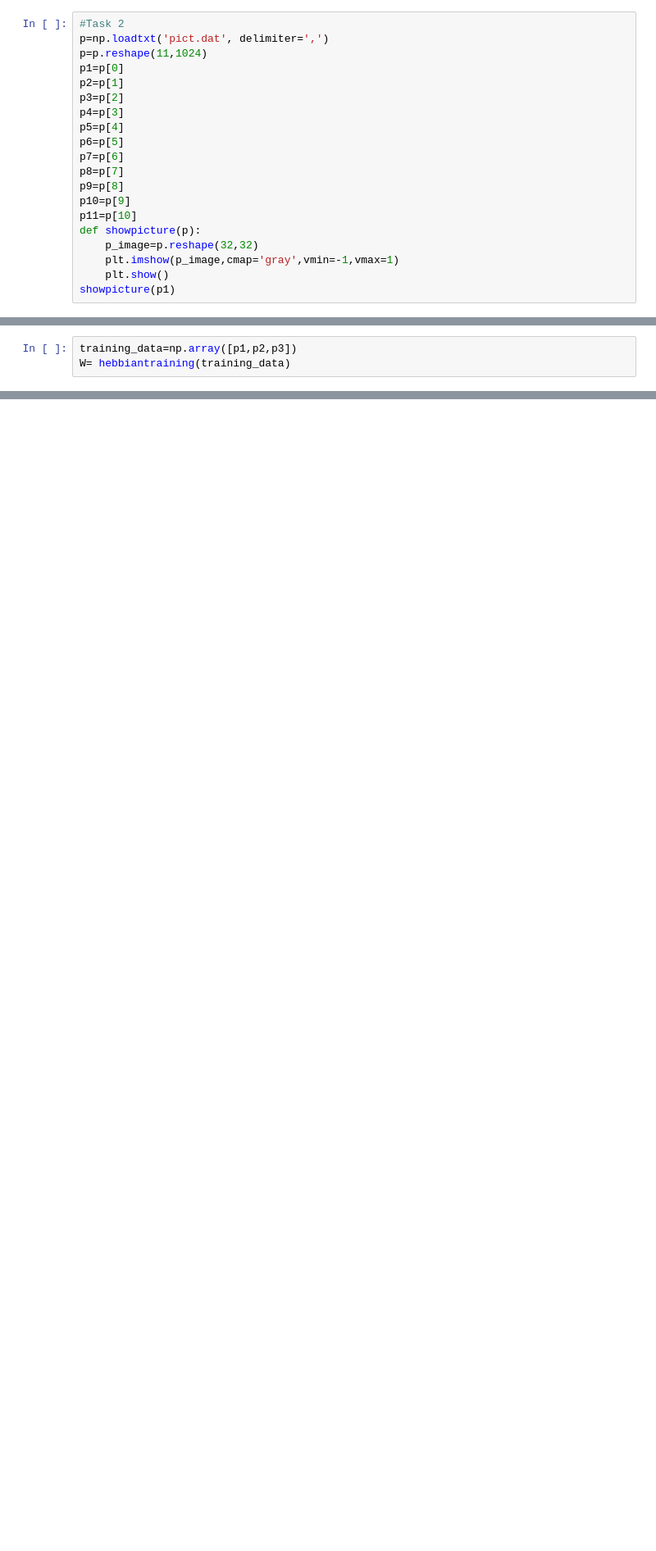
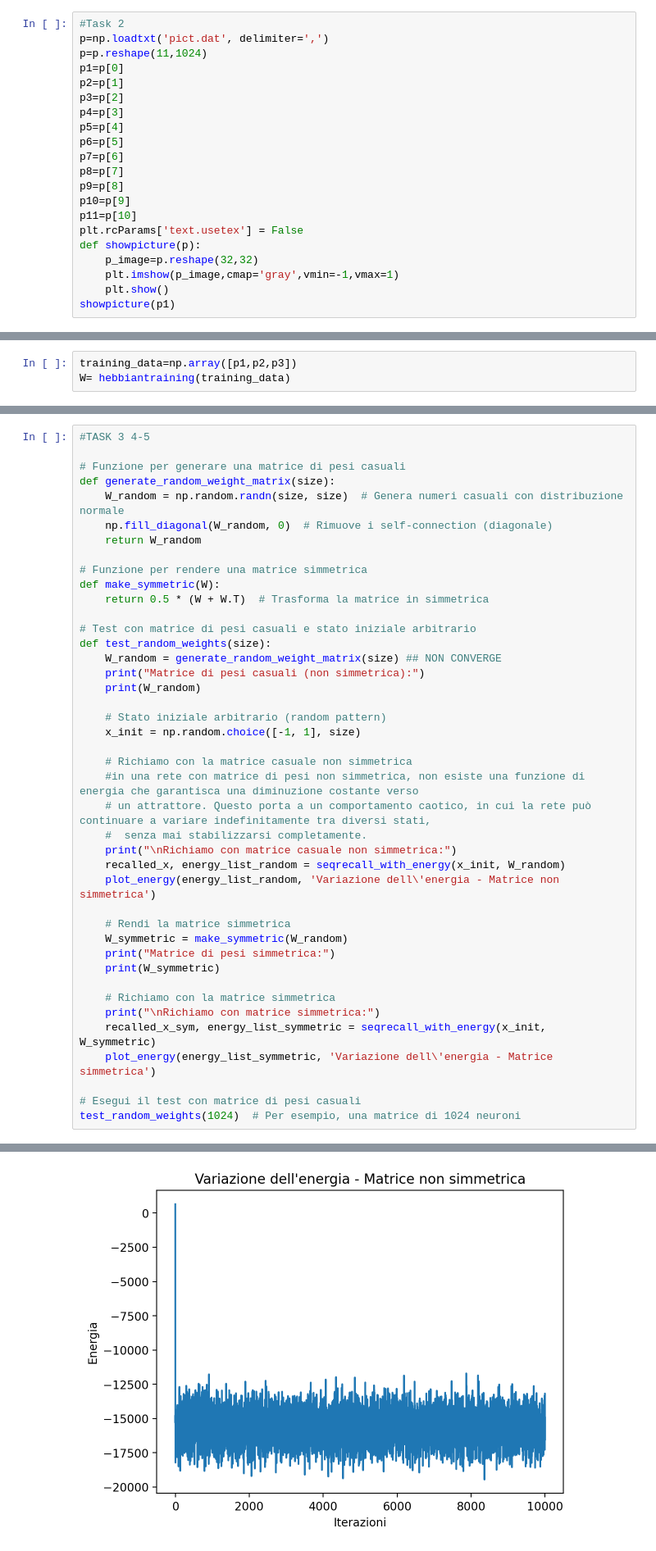
Before and after one commit to Matamattia/ANNs, a Jupyter notebook: Lab3.ipynb, the cells around one changed output, grey strips where cells are left out. Shown: that part at 82% size. Saved outputs shown, nothing was run; the diff lists cells and outputs as text; blank space fills up the shorter version.

Commit message:
Task 3-4 fatti

```diff
--- a/Lab3.ipynb
+++ b/Lab3.ipynb
@@ -115,6 +75,7 @@ p8=p[7]
 p9=p[8]
 p10=p[9]
 p11=p[10]
+plt.rcParams['text.usetex'] = False
 def showpicture(p):
     p_image=p.reshape(32,32)
     plt.imshow(p_image,cmap='gray',vmin=-1,vmax=1)
@@ -185,0 +189,43 @@ showpicture(p11)
+# %%
+#TASK 3 4-5
+
+# Funzione per generare una matrice di pesi casuali
+def generate_random_weight_matrix(size):
+    W_random = np.random.randn(size, size)  # Genera numeri casuali con distribuzione normale
+    np.fill_diagonal(W_random, 0)  # Rimuove i self-connection (diagonale)
+    return W_random
+
+# Funzione per rendere una matrice simmetrica
+def make_symmetric(W):
+    return 0.5 * (W + W.T)  # Trasforma la matrice in simmetrica
+
+# Test con matrice di pesi casuali e stato iniziale arbitrario
+def test_random_weights(size):
+    W_random = generate_random_weight_matrix(size) ## NON CONVERGE
+    print("Matrice di pesi casuali (non simmetrica):")
+    print(W_random)
+
+    # Stato iniziale arbitrario (random pattern)
+    x_init = np.random.choice([-1, 1], size)
+
+    # Richiamo con la matrice casuale non simmetrica
+    #in una rete con matrice di pesi non simmetrica, non esiste una funzione di energia che garantisca una diminuzione costante verso
+    # un attrattore. Questo porta a un comportamento caotico, in cui la rete può continuare a variare indefinitamente tra diversi stati,
+    #  senza mai stabilizzarsi completamente.
+    print("\nRichiamo con matrice casuale non simmetrica:")
+    recalled_x, energy_list_random = seqrecall_with_energy(x_init, W_random)
+    plot_energy(energy_list_random, 'Variazione dell\'energia - Matrice non simmetrica')
+
+    # Rendi la matrice simmetrica
+    W_symmetric = make_symmetric(W_random)
+    print("Matrice di pesi simmetrica:")
+    print(W_symmetric)
+
+    # Richiamo con la matrice simmetrica
+    print("\nRichiamo con matrice simmetrica:")
+    recalled_x_sym, energy_list_symmetric = seqrecall_with_energy(x_init, W_symmetric)
+    plot_energy(energy_list_symmetric, 'Variazione dell\'energia - Matrice simmetrica')
+
+# Esegui il test con matrice di pesi casuali
+test_random_weights(1024)  # Per esempio, una matrice di 1024 neuroni
+# %% [output]
@@ -185,0 +249 @@ showpicture(p11)
+[figure, added]
```
Also changed, not shown: parts of 14 cells of this notebook.
